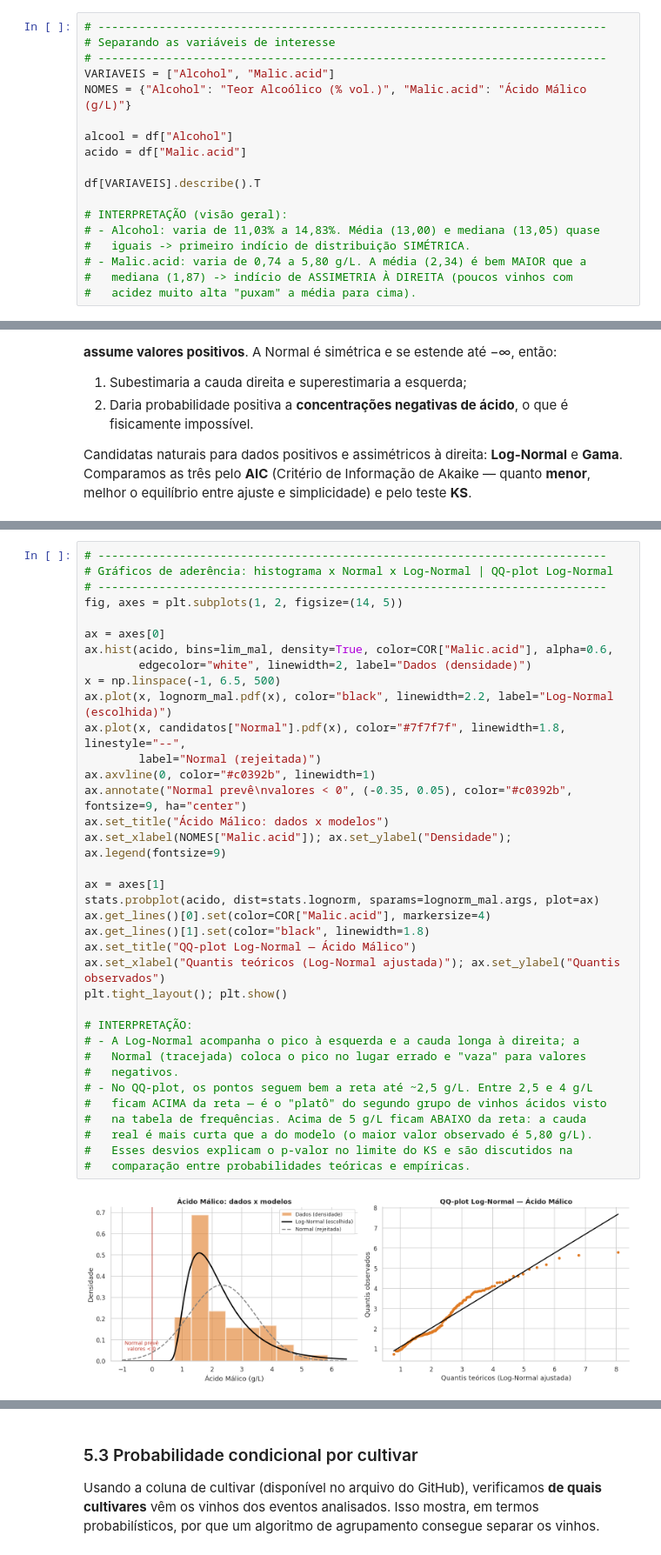
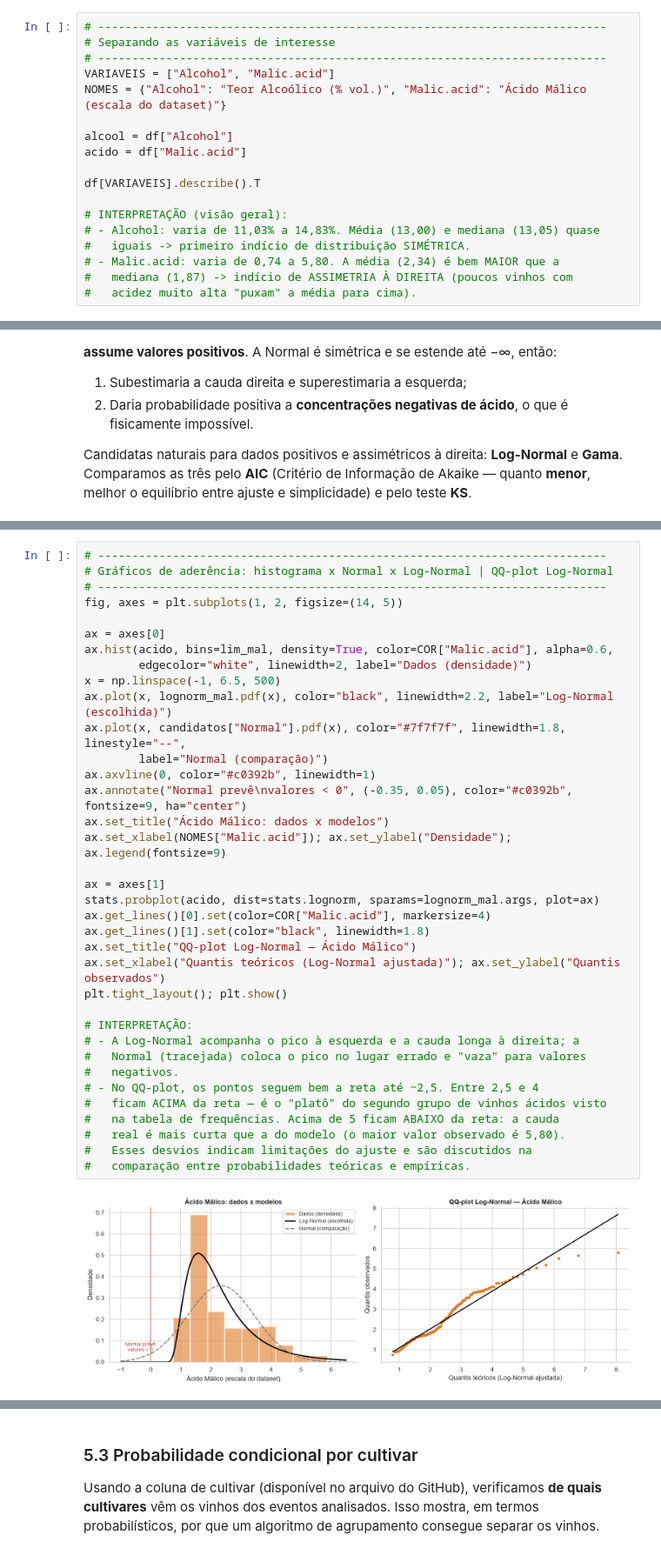
Before and after one commit to Velten1/cp5-wine-ml-statistical-computing, a Jupyter notebook: CP5_Statistical_Computing_Wine.ipynb, the cells around one changed output, grey strips where cells are left out. Shown at 87% size. Cells and saved outputs as stored; diff of their text form.

```diff
--- a/CP5_Statistical_Computing_Wine.ipynb
+++ b/CP5_Statistical_Computing_Wine.ipynb
@@ -143,7 +142,7 @@ usa a escala numérica fornecida, sem equiparar ácido málico a acidez total ou
 # Separando as variáveis de interesse
 # ---------------------------------------------------------------------------
 VARIAVEIS = ["Alcohol", "Malic.acid"]
-NOMES = {"Alcohol": "Teor Alcoólico (% vol.)", "Malic.acid": "Ácido Málico (g/L)"}
+NOMES = {"Alcohol": "Teor Alcoólico (% vol.)", "Malic.acid": "Ácido Málico (escala do dataset)"}
 
 alcool = df["Alcohol"]
 acido = df["Malic.acid"]
@@ -153,7 +152,7 @@ df[VARIAVEIS].describe().T
 # INTERPRETAÇÃO (visão geral):
 # - Alcohol: varia de 11,03% a 14,83%. Média (13,00) e mediana (13,05) quase
 #   iguais -> primeiro indício de distribuição SIMÉTRICA.
-# - Malic.acid: varia de 0,74 a 5,80 g/L. A média (2,34) é bem MAIOR que a
+# - Malic.acid: varia de 0,74 a 5,80. A média (2,34) é bem MAIOR que a
 #   mediana (1,87) -> indício de ASSIMETRIA À DIREITA (poucos vinhos com
 #   acidez muito alta "puxam" a média para cima).
 # %% [output]
@@ -995,39 +992,39 @@ Shapiro-Wilk nos DADOS ORIGINAIS: p = 2.95e-10 -> normalidade claramente rejeita
 # Gráficos de aderência: histograma x Normal x Log-Normal | QQ-plot Log-Normal
 # ---------------------------------------------------------------------------
 fig, axes = plt.subplots(1, 2, figsize=(14, 5))
 
 ax = axes[0]
 ax.hist(acido, bins=lim_mal, density=True, color=COR["Malic.acid"], alpha=0.6,
         edgecolor="white", linewidth=2, label="Dados (densidade)")
 x = np.linspace(-1, 6.5, 500)
 ax.plot(x, lognorm_mal.pdf(x), color="black", linewidth=2.2, label="Log-Normal (escolhida)")
 ax.plot(x, candidatos["Normal"].pdf(x), color="#7f7f7f", linewidth=1.8, linestyle="--",
-        label="Normal (rejeitada)")
+        label="Normal (comparação)")
 ax.axvline(0, color="#c0392b", linewidth=1)
 ax.annotate("Normal prevê\nvalores < 0", (-0.35, 0.05), color="#c0392b", fontsize=9, ha="center")
 ax.set_title("Ácido Málico: dados x modelos")
 ax.set_xlabel(NOMES["Malic.acid"]); ax.set_ylabel("Densidade"); ax.legend(fontsize=9)
 
 ax = axes[1]
 stats.probplot(acido, dist=stats.lognorm, sparams=lognorm_mal.args, plot=ax)
 ax.get_lines()[0].set(color=COR["Malic.acid"], markersize=4)
 ax.get_lines()[1].set(color="black", linewidth=1.8)
 ax.set_title("QQ-plot Log-Normal — Ácido Málico")
 ax.set_xlabel("Quantis teóricos (Log-Normal ajustada)"); ax.set_ylabel("Quantis observados")
 plt.tight_layout(); plt.show()
 
 # INTERPRETAÇÃO:
 # - A Log-Normal acompanha o pico à esquerda e a cauda longa à direita; a
 #   Normal (tracejada) coloca o pico no lugar errado e "vaza" para valores
 #   negativos.
-# - No QQ-plot, os pontos seguem bem a reta até ~2,5 g/L. Entre 2,5 e 4 g/L
+# - No QQ-plot, os pontos seguem bem a reta até ~2,5. Entre 2,5 e 4
 #   ficam ACIMA da reta — é o "platô" do segundo grupo de vinhos ácidos visto
-#   na tabela de frequências. Acima de 5 g/L ficam ABAIXO da reta: a cauda
-#   real é mais curta que a do modelo (o maior valor observado é 5,80 g/L).
-#   Esses desvios explicam o p-valor no limite do KS e são discutidos na
+#   na tabela de frequências. Acima de 5 ficam ABAIXO da reta: a cauda
+#   real é mais curta que a do modelo (o maior valor observado é 5,80).
+#   Esses desvios indicam limitações do ajuste e são discutidos na
 #   comparação entre probabilidades teóricas e empíricas.
 # %% [output]
-[figure, old version]
+[figure, new version]
 # %% [markdown]
 #### Cálculos probabilísticos — Ácido Málico
 
```
Also changed, not shown: parts of 22 cells of this notebook, 1 other file.
